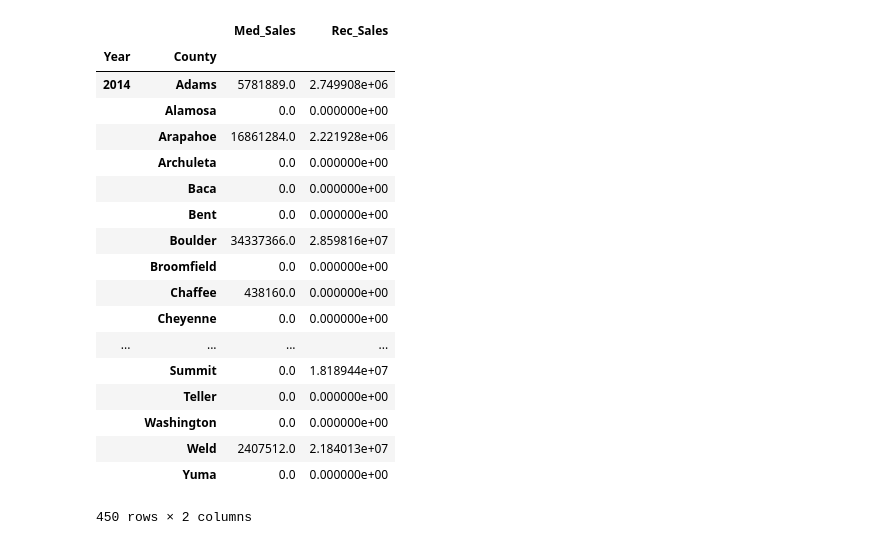
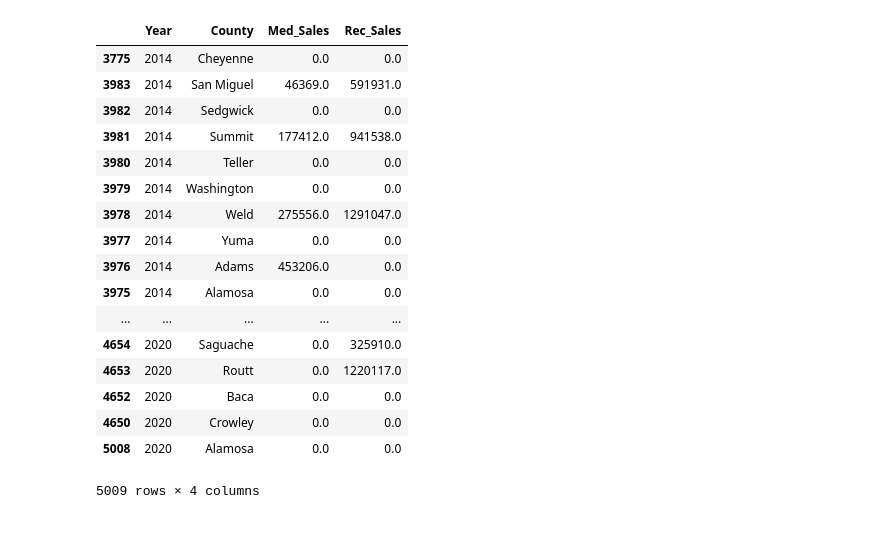
Before and after one commit to jtmcginley123/project-one, a Jupyter notebook: data/james_cleaning.ipynb, the cells around one changed output. Saved outputs shown, nothing was run; the diff lists cells and outputs as text; code cells hidden in the pictures.

Commit message:
sales and tax revenue files finally cleaned, no business locaitons

```diff
--- a/data/james_cleaning.ipynb
+++ b/data/james_cleaning.ipynb
@@ -95,31 +0,0 @@ dtype: object
-# %%
-#sales_rev_clean.groupby(['Year', 'Month', 'County']).sum()
-ctx = decimal.Context(prec=2, rounding=decimal.ROUND_DOWN)
-sales_rev_clean.groupby(['Year', 'County']).sum()
-
-#normalize(ctx)
-
-
-
-
-#sales_rev_clean.dtypes
-# %% [output]
-|  |  | Med_Sales | Rec_Sales |
-| Year | County |  |  |
-| 2014 | Adams | 5781889.0 | 2.749908e+06 |
-|  | Alamosa | 0.0 | 0.000000e+00 |
-|  | Arapahoe | 16861284.0 | 2.221928e+06 |
-|  | Archuleta | 0.0 | 0.000000e+00 |
-|  | Baca | 0.0 | 0.000000e+00 |
-|  | Bent | 0.0 | 0.000000e+00 |
-|  | Boulder | 34337366.0 | 2.859816e+07 |
-|  | Broomfield | 0.0 | 0.000000e+00 |
-|  | Chaffee | 438160.0 | 0.000000e+00 |
-|  | Cheyenne | 0.0 | 0.000000e+00 |
-| ... | ... | ... | ... |
-|  | Summit | 0.0 | 1.818944e+07 |
-|  | Teller | 0.0 | 0.000000e+00 |
-|  | Washington | 0.0 | 0.000000e+00 |
-|  | Weld | 2407512.0 | 2.184013e+07 |
-|  | Yuma | 0.0 | 0.000000e+00 |
-450 rows × 2 columns
@@ -125,0 +6,30 @@ sales_rev_clean.groupby(['Year', 'County']).sum()
+# %%
+#Import file
+sales_rev = pd.read_csv("rawdata/James-Marijuana-Sales-Revenue-Colorado.csv")
+sales_rev = sales_rev.sort_values(by=['Year'])
+
+#Changed NaN to 0 **State this in findings/presentation/dashboard
+sales_rev['Med_Sales'] = sales_rev['Med_Sales'].fillna(0)
+sales_rev['Rec_Sales'] = sales_rev['Rec_Sales'].fillna(0)
+sales_rev_clean = sales_rev[['Year', 'County', 'Med_Sales', 'Rec_Sales']]
+
+sales_rev_clean
+# %% [output]
+|  | Year | County | Med_Sales | Rec_Sales |
+| 3775 | 2014 | Cheyenne | 0.0 | 0.0 |
+| 3983 | 2014 | San Miguel | 46369.0 | 591931.0 |
+| 3982 | 2014 | Sedgwick | 0.0 | 0.0 |
+| 3981 | 2014 | Summit | 177412.0 | 941538.0 |
+| 3980 | 2014 | Teller | 0.0 | 0.0 |
+| 3979 | 2014 | Washington | 0.0 | 0.0 |
+| 3978 | 2014 | Weld | 275556.0 | 1291047.0 |
+| 3977 | 2014 | Yuma | 0.0 | 0.0 |
+| 3976 | 2014 | Adams | 453206.0 | 0.0 |
+| 3975 | 2014 | Alamosa | 0.0 | 0.0 |
+| ... | ... | ... | ... | ... |
+| 4654 | 2020 | Saguache | 0.0 | 325910.0 |
+| 4653 | 2020 | Routt | 0.0 | 1220117.0 |
+| 4652 | 2020 | Baca | 0.0 | 0.0 |
+| 4650 | 2020 | Crowley | 0.0 | 0.0 |
+| 5008 | 2020 | Alamosa | 0.0 | 0.0 |
+5009 rows × 4 columns
```
Also changed, not shown: parts of 9 cells of this notebook, 2 other files.
